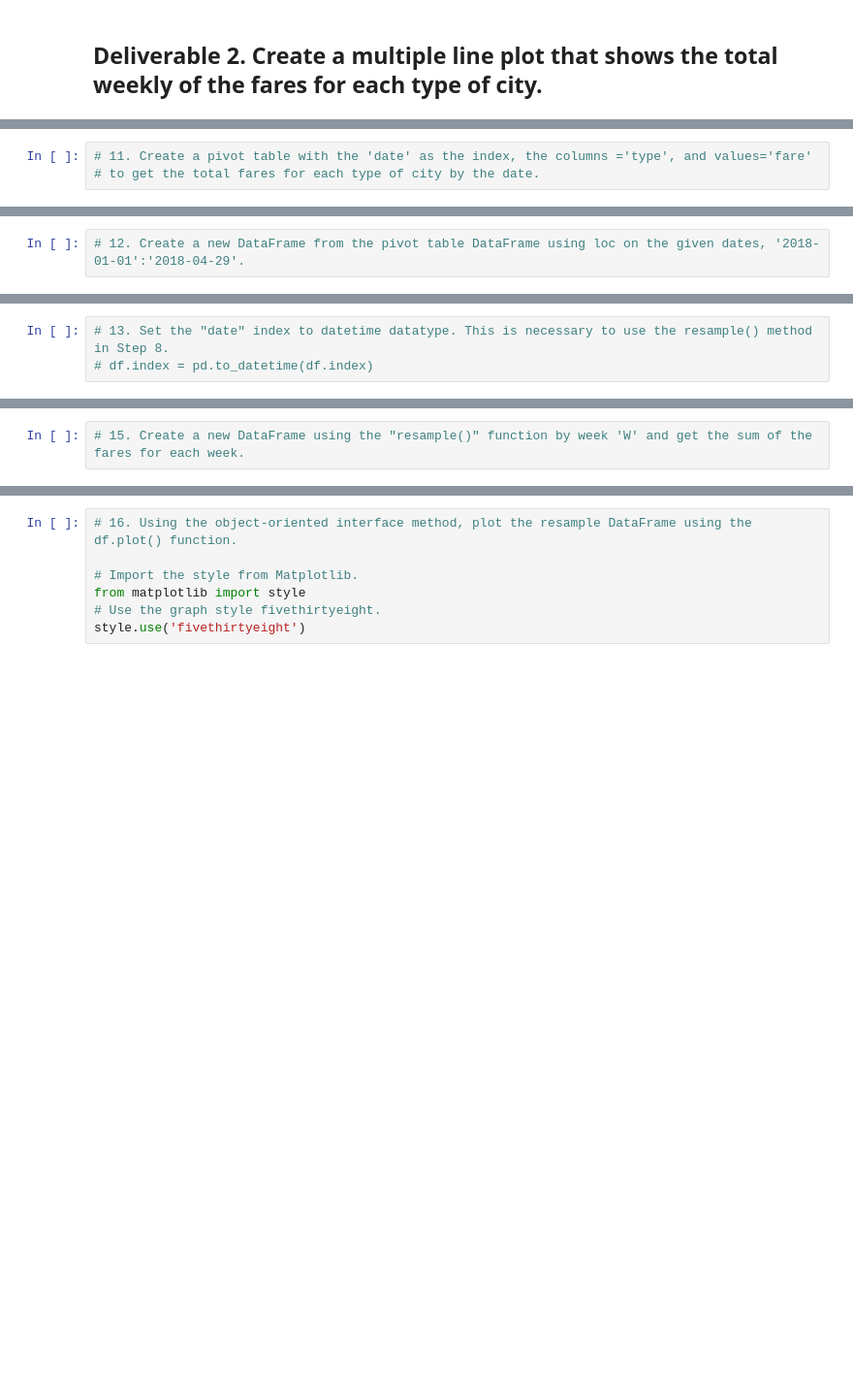
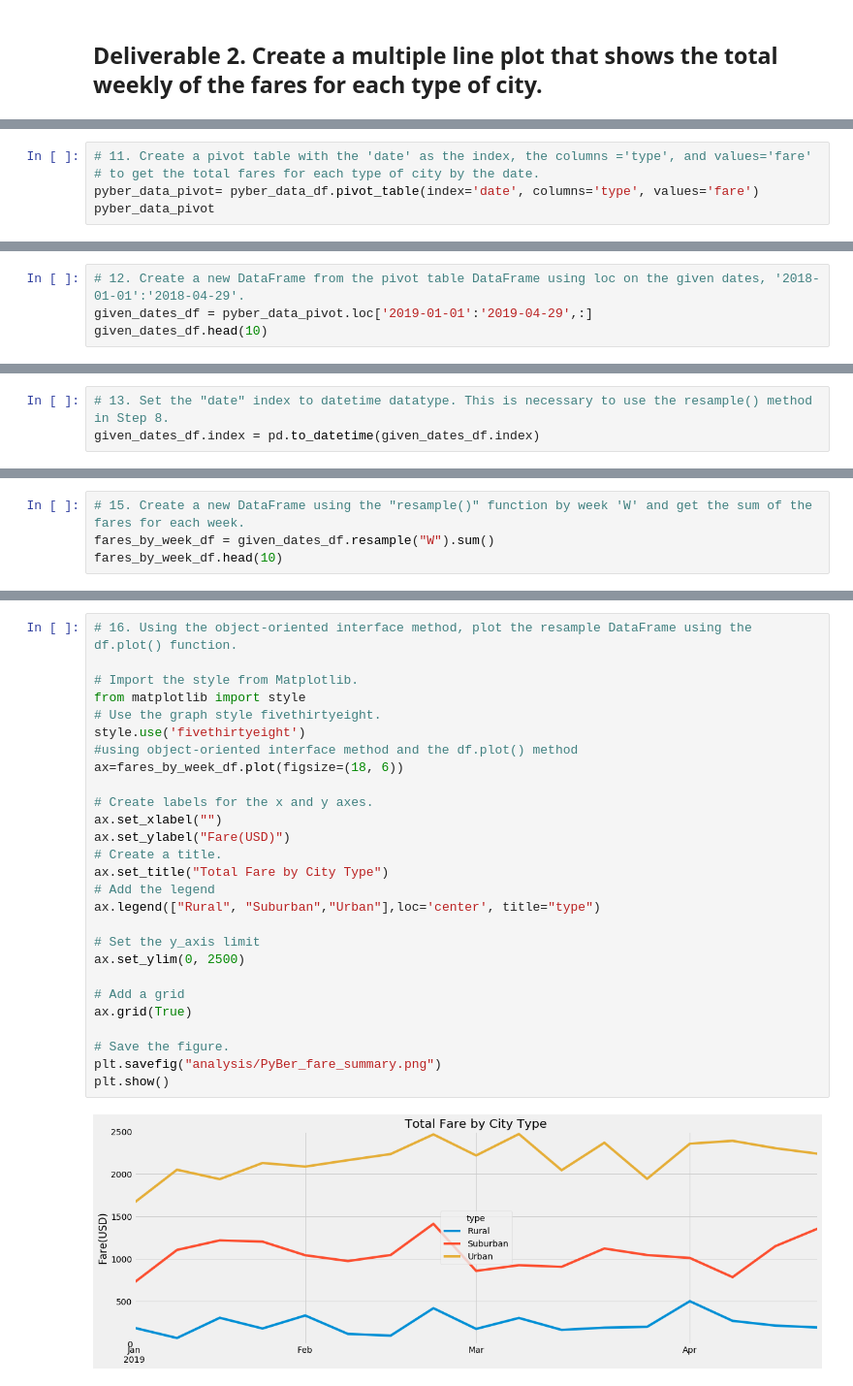
Before and after one commit to lubib/PyBer_Analysis, a Jupyter notebook: PyBer_Challenge.ipynb, the cells around one changed output, grey strips where cells are left out. Shown at 97% size. Saved outputs shown, nothing was run; the diff lists cells and outputs as text; blank space fills up the shorter version.

Commit message:
A multiple-line chart of total fares for each city type

```diff
--- a/PyBer_Challenge.ipynb
+++ b/PyBer_Challenge.ipynb
@@ -128,3 +146,5 @@ pyber_summary_df
 # %%
 # 11. Create a pivot table with the 'date' as the index, the columns ='type', and values='fare'
 # to get the total fares for each type of city by the date.
+pyber_data_pivot= pyber_data_df.pivot_table(index='date', columns='type', values='fare')
+pyber_data_pivot
@@ -131,2 +166,4 @@ pyber_summary_df
 # %%
 # 12. Create a new DataFrame from the pivot table DataFrame using loc on the given dates, '2018-01-01':'2018-04-29'.
+given_dates_df = pyber_data_pivot.loc['2019-01-01':'2019-04-29',:]
+given_dates_df.head(10)
@@ -133,5 +183,5 @@ pyber_summary_df
 # %%
 # 13. Set the "date" index to datetime datatype. This is necessary to use the resample() method in Step 8.
-# df.index = pd.to_datetime(df.index)
+given_dates_df.index = pd.to_datetime(given_dates_df.index)
 # %%
 # 14. Check that the datatype for the index is datetime using df.info()
@@ -138,2 +200,4 @@ pyber_summary_df
 # %%
 # 15. Create a new DataFrame using the "resample()" function by week 'W' and get the sum of the fares for each week.
+fares_by_week_df = given_dates_df.resample("W").sum()
+fares_by_week_df.head(10)
@@ -140,7 +217,29 @@ pyber_summary_df
 # %%
 # 16. Using the object-oriented interface method, plot the resample DataFrame using the df.plot() function.
 
 # Import the style from Matplotlib.
 from matplotlib import style
 # Use the graph style fivethirtyeight.
 style.use('fivethirtyeight')
+#using object-oriented interface method and the df.plot() method
+ax=fares_by_week_df.plot(figsize=(18, 6))
+
+# Create labels for the x and y axes.
+ax.set_xlabel("")
+ax.set_ylabel("Fare(USD)")
+# Create a title.
+ax.set_title("Total Fare by City Type")
+# Add the legend
+ax.legend(["Rural", "Suburban","Urban"],loc='center', title="type")
+
+# Set the y_axis limit
+ax.set_ylim(0, 2500)
+
+# Add a grid
+ax.grid(True)
+
+# Save the figure.
+plt.savefig("analysis/PyBer_fare_summary.png")
+plt.show()
+# %% [output]
+[figure, added]
```
Also changed, not shown: parts of 6 cells of this notebook, 1 other file.
